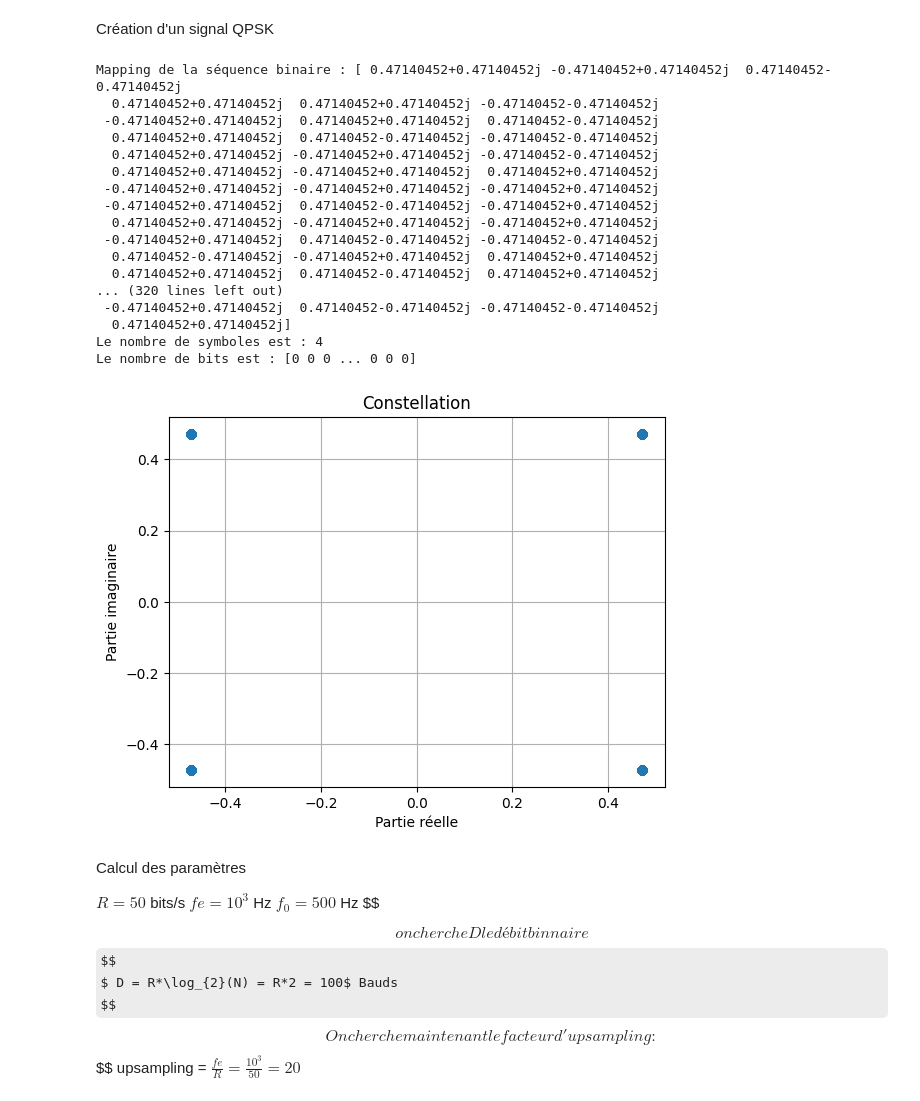
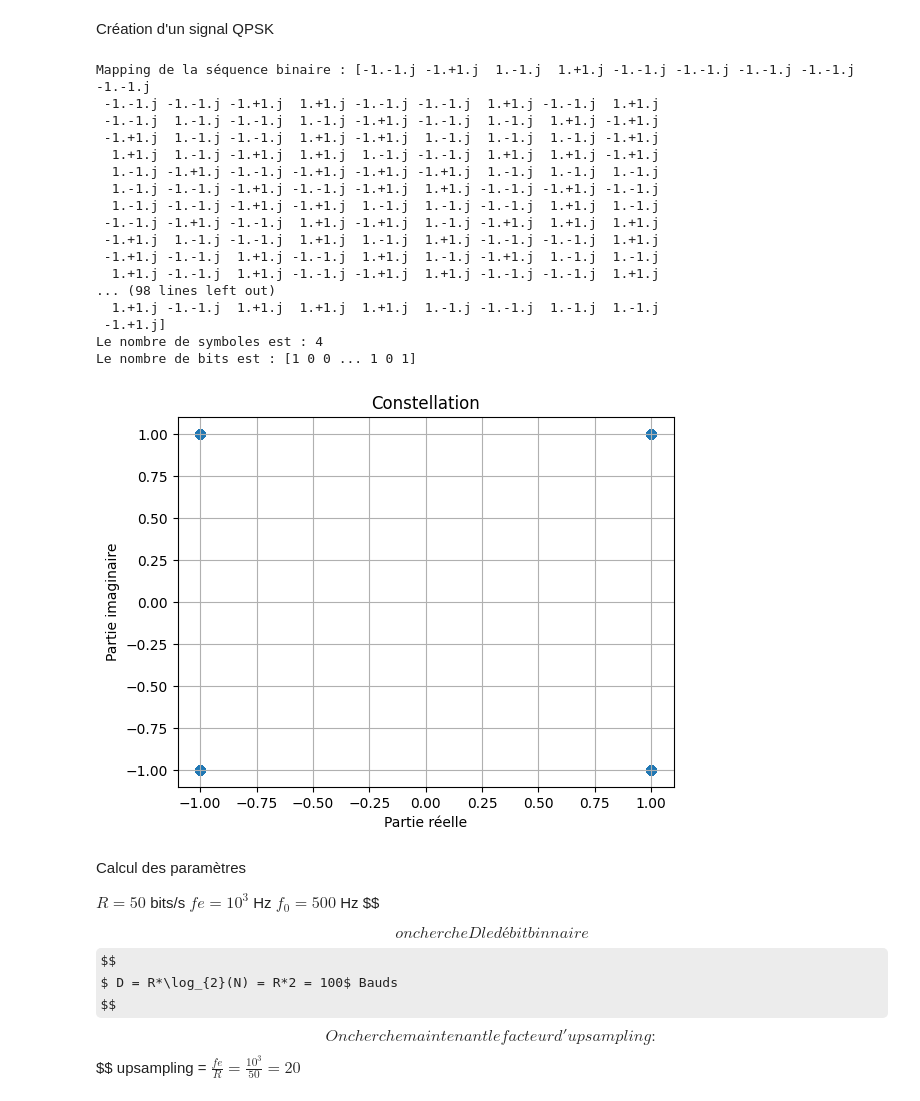
Before and after one commit to NergYR/TP_RT3R05, a Jupyter notebook: TP3_Transmission_sur_fréquence_porteuse_QPSK_LT.ipynb, the cells around one changed output. Saved outputs shown, nothing was run; the diff lists cells and outputs as text; code cells hidden in the pictures; some formulas as TeX source.

```diff
--- a/TP3_Transmission_sur_fréquence_porteuse_QPSK_LT.ipynb
+++ b/TP3_Transmission_sur_fréquence_porteuse_QPSK_LT.ipynb
@@ -20,41 +20,41 @@ Création d'un signal QPSK
 # %%
 bits = Source.random(2000)
 MyModem = Modem('PSK', 4, bits=bits)
-MyMap = MyModem.mapping(np.sqrt(2), phase_origine=np.pi/4)
+MyMap = MyModem.mapping(np.sqrt(2), phase_origine=0)
 print("Mapping de la séquence binaire :", MyMap)
 print("Le nombre de symboles est :", MyModem.nsymb)
 print("Le nombre de bits est :", MyModem.bits)
 
 # Affichage de la constellation
 
 plt.figure()
 plt.scatter(np.real(MyMap), np.imag(MyMap))
 plt.title("Constellation")
 plt.xlabel("Partie réelle")
 plt.ylabel("Partie imaginaire")
 plt.grid()
 plt.show()
 
 # Affichage du diagramme de constellation
 # %% [output]
-Mapping de la séquence binaire : [ 0.47140452+0.47140452j -0.47140452+0.47140452j  0.47140452-0.47140452j
-  0.47140452+0.47140452j  0.47140452+0.47140452j -0.47140452-0.47140452j
- -0.47140452+0.47140452j  0.47140452+0.47140452j  0.47140452-0.47140452j
-  0.47140452+0.47140452j  0.47140452-0.47140452j -0.47140452-0.47140452j
-  0.47140452+0.47140452j -0.47140452+0.47140452j -0.47140452-0.47140452j
-  0.47140452+0.47140452j -0.47140452+0.47140452j  0.47140452+0.47140452j
- -0.47140452+0.47140452j -0.47140452+0.47140452j -0.47140452+0.47140452j
- -0.47140452+0.47140452j  0.47140452-0.47140452j -0.47140452+0.47140452j
-  0.47140452+0.47140452j -0.47140452+0.47140452j -0.47140452+0.47140452j
- -0.47140452+0.47140452j  0.47140452-0.47140452j -0.47140452-0.47140452j
-  0.47140452-0.47140452j -0.47140452+0.47140452j  0.47140452+0.47140452j
-  0.47140452+0.47140452j  0.47140452-0.47140452j  0.47140452+0.47140452j
-... (320 lines left out)
- -0.47140452+0.47140452j  0.47140452-0.47140452j -0.47140452-0.47140452j
-  0.47140452+0.47140452j]
+Mapping de la séquence binaire : [-1.-1.j -1.+1.j  1.-1.j  1.+1.j -1.-1.j -1.-1.j -1.-1.j -1.-1.j -1.-1.j
+ -1.-1.j -1.-1.j -1.+1.j  1.+1.j -1.-1.j -1.-1.j  1.+1.j -1.-1.j  1.+1.j
+ -1.-1.j  1.-1.j -1.-1.j  1.-1.j -1.+1.j -1.-1.j  1.-1.j  1.+1.j -1.+1.j
+ -1.+1.j  1.-1.j -1.-1.j  1.+1.j -1.+1.j  1.-1.j  1.-1.j  1.-1.j -1.+1.j
+  1.+1.j  1.-1.j -1.+1.j  1.+1.j  1.-1.j -1.-1.j  1.+1.j  1.+1.j -1.+1.j
+  1.-1.j -1.+1.j -1.-1.j -1.+1.j -1.+1.j -1.+1.j  1.-1.j  1.-1.j  1.-1.j
+  1.-1.j -1.-1.j -1.+1.j -1.-1.j -1.+1.j  1.+1.j -1.-1.j -1.+1.j -1.-1.j
+  1.-1.j -1.-1.j -1.+1.j -1.+1.j  1.-1.j  1.-1.j -1.-1.j  1.+1.j  1.-1.j
+ -1.-1.j -1.+1.j -1.-1.j  1.+1.j -1.+1.j  1.-1.j -1.+1.j  1.+1.j  1.+1.j
+ -1.+1.j  1.-1.j -1.-1.j  1.+1.j  1.-1.j  1.+1.j -1.-1.j -1.-1.j  1.+1.j
+ -1.+1.j -1.-1.j  1.+1.j -1.-1.j  1.+1.j  1.-1.j -1.+1.j  1.-1.j  1.-1.j
+  1.+1.j -1.-1.j  1.+1.j -1.-1.j -1.+1.j  1.+1.j -1.-1.j -1.-1.j  1.+1.j
+... (98 lines left out)
+  1.+1.j -1.-1.j  1.+1.j  1.+1.j  1.+1.j  1.-1.j -1.-1.j  1.-1.j  1.-1.j
+ -1.+1.j]
 Le nombre de symboles est : 4
-Le nombre de bits est : [0 0 0 ... 0 0 0]
+Le nombre de bits est : [1 0 0 ... 1 0 1]
-[figure, old version]
+[figure, new version]
 # %% [markdown]
 Calcul des paramètres
 
```
Also changed, not shown: parts of 16 cells of this notebook, 2 other files.
